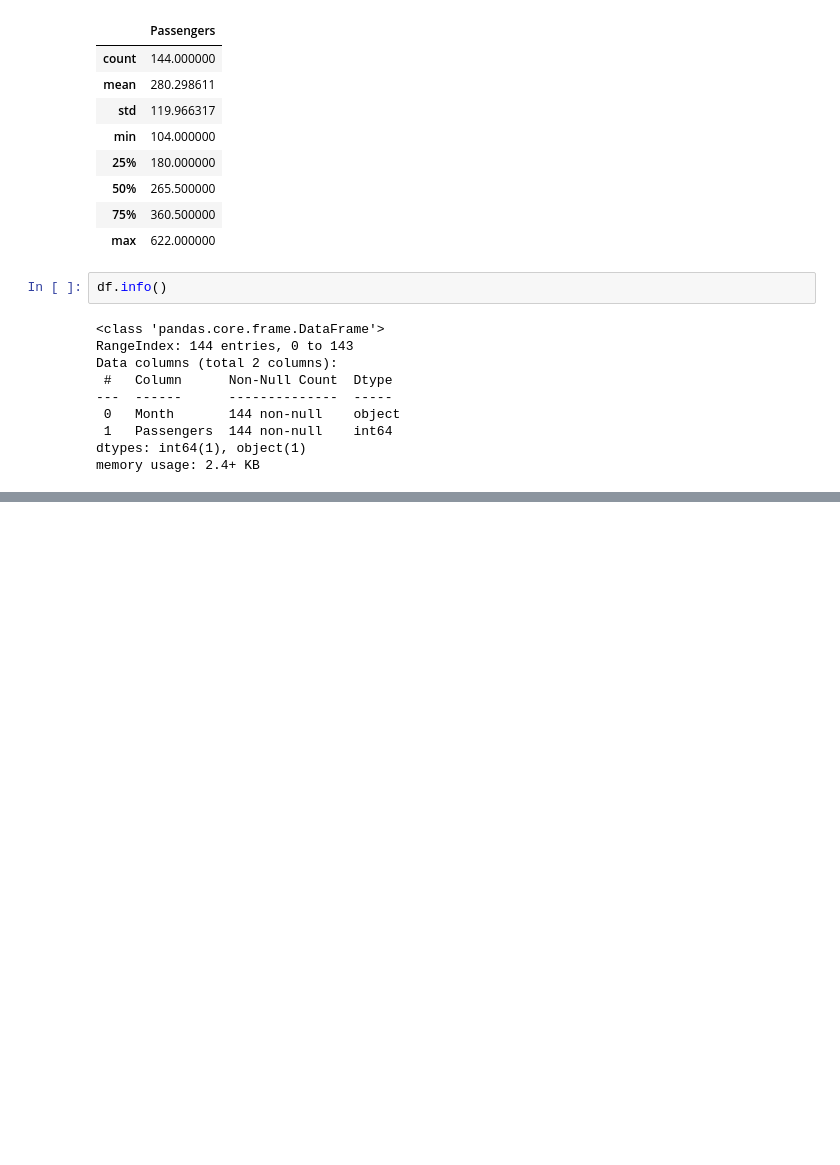
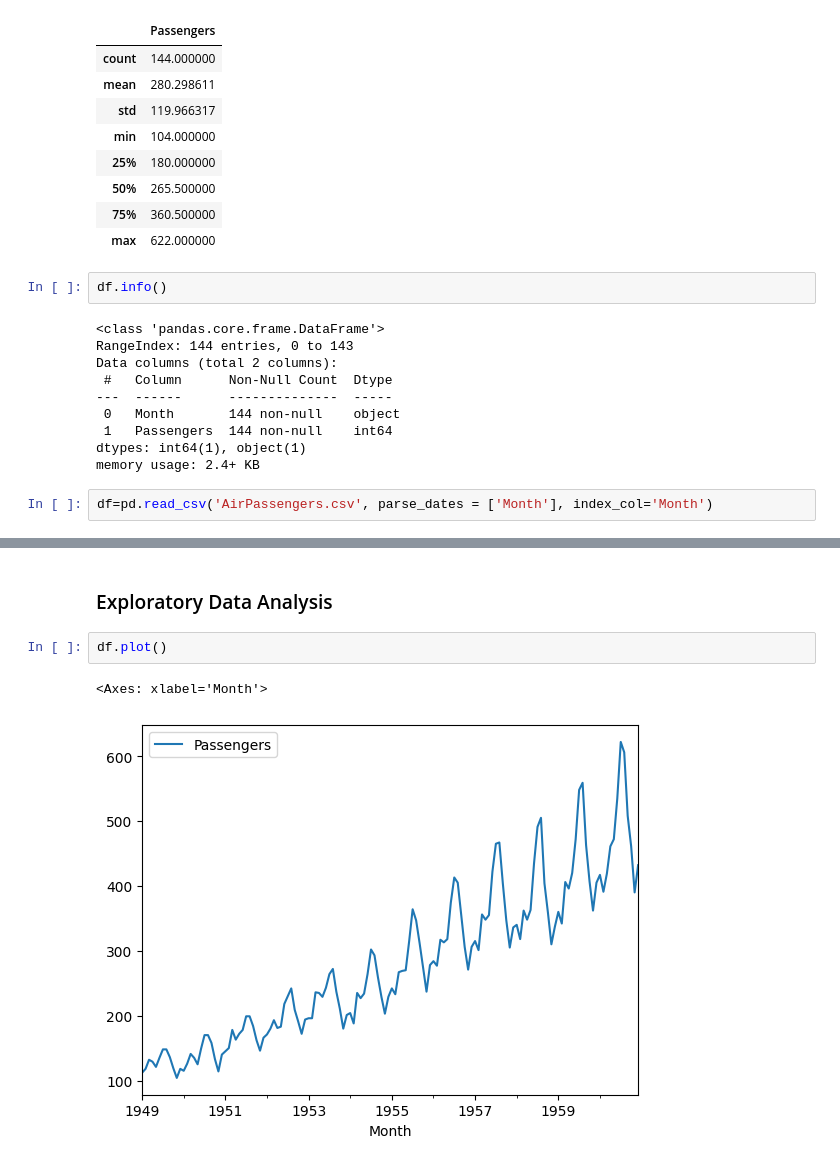
Before and after one commit to the-engrossed/Time_Series_Forecasting, a Jupyter notebook: timeseriesforecasting.ipynb, the cells around one changed output, grey strips where cells are left out. Drawn from its saved outputs; the diff is of its cells as text; blank space fills up the shorter version.

```diff
--- a/timeseriesforecasting.ipynb
+++ b/timeseriesforecasting.ipynb
@@ -40,3 +40,5 @@ Data columns (total 2 columns):
  1   Passengers  144 non-null    int64
 dtypes: int64(1), object(1)
 memory usage: 2.4+ KB
+# %%
+df=pd.read_csv('AirPassengers.csv', parse_dates = ['Month'], index_col='Month')
@@ -42,0 +55,7 @@ memory usage: 2.4+ KB
+# %% [markdown]
+### Exploratory Data Analysis
+# %%
+df.plot()
+# %% [output]
+<Axes: xlabel='Month'>
+[figure, added]
```
Also changed, not shown: parts of 7 cells of this notebook.
